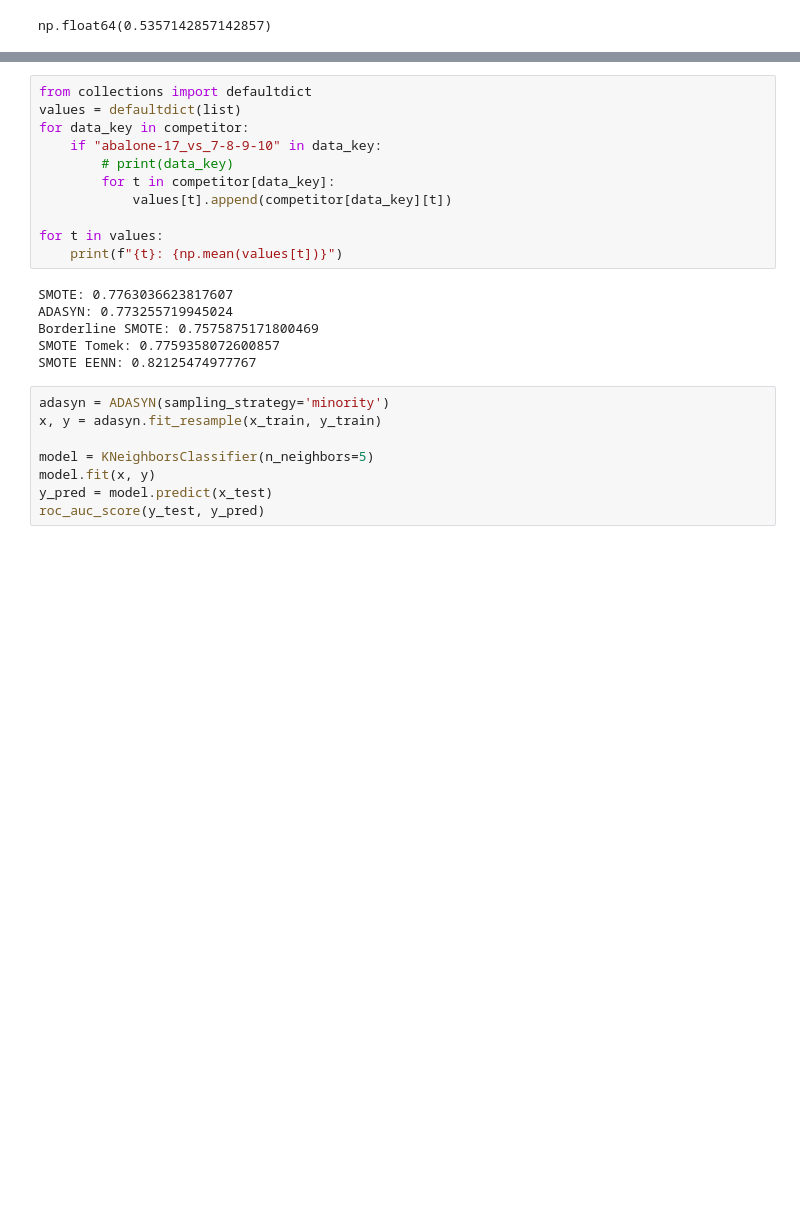
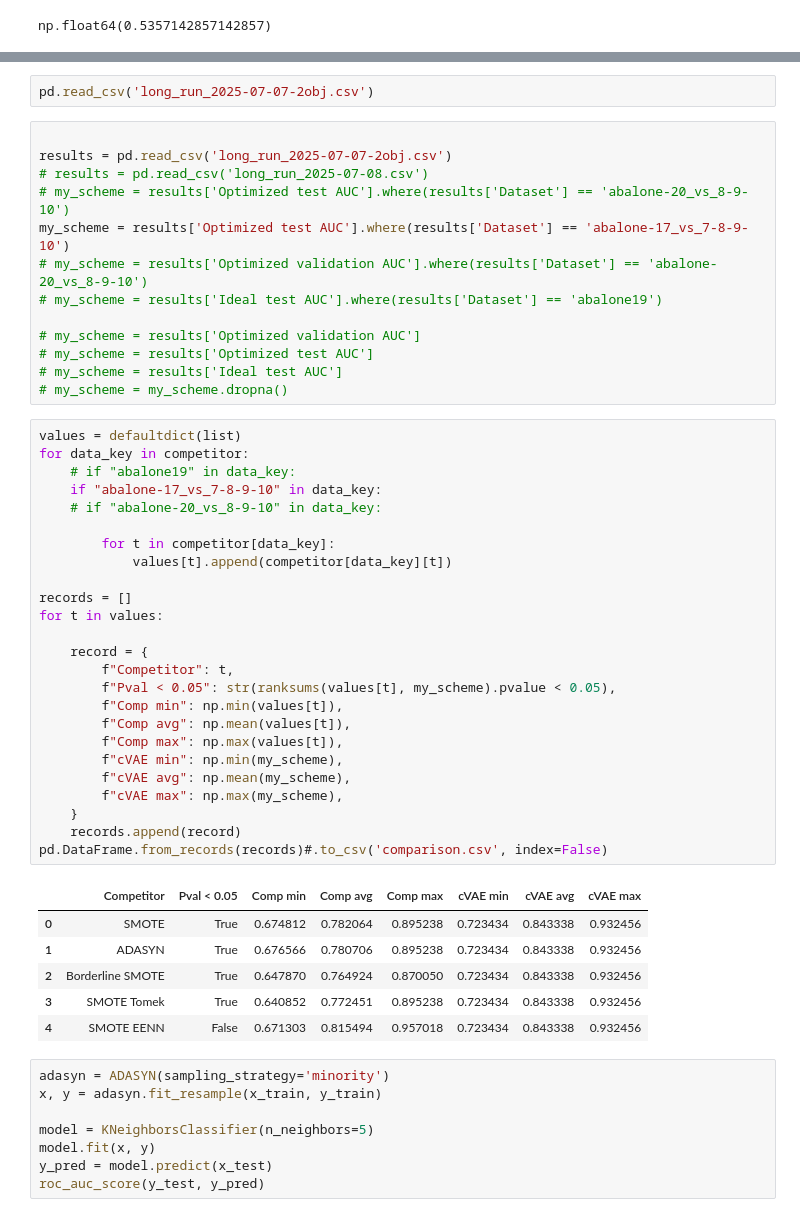
Before and after one commit to Ryan-JW-Kim/imbalanced-classification-GA-overSampling, a Jupyter notebook: competitor.ipynb, the cells around one changed output, grey strips where cells are left out. Cells and saved outputs as stored; diff of their text form; blank space fills up the shorter version.

```diff
--- a/competitor.ipynb
+++ b/competitor.ipynb
@@ -142,20 +147,50 @@ competitor
+# %%
+pd.read_csv('long_run_2025-07-07-2obj.csv')
+# %%
+
+results = pd.read_csv('long_run_2025-07-07-2obj.csv')
+# results = pd.read_csv('long_run_2025-07-08.csv')
+# my_scheme = results['Optimized test AUC'].where(results['Dataset'] == 'abalone-20_vs_8-9-10')
+my_scheme = results['Optimized test AUC'].where(results['Dataset'] == 'abalone-17_vs_7-8-9-10')
+# my_scheme = results['Optimized validation AUC'].where(results['Dataset'] == 'abalone-20_vs_8-9-10')
+# my_scheme = results['Ideal test AUC'].where(results['Dataset'] == 'abalone19')
+
+# my_scheme = results['Optimized validation AUC']
+# my_scheme = results['Optimized test AUC']
+# my_scheme = results['Ideal test AUC']
+# my_scheme = my_scheme.dropna()
 # %%
-from collections import defaultdict
 values = defaultdict(list)
 for data_key in competitor:
-    if "abalone-17_vs_7-8-9-10" in data_key:
-        # print(data_key)
-        for t in competitor[data_key]:
-            values[t].append(competitor[data_key][t])
+	# if "abalone19" in data_key:
+	if "abalone-17_vs_7-8-9-10" in data_key:
+	# if "abalone-20_vs_8-9-10" in data_key:
 
+		for t in competitor[data_key]:
+			values[t].append(competitor[data_key][t])
+
+records = []
 for t in values:
-    print(f"{t}: {np.mean(values[t])}")
+
+	record = {
+		f"Competitor": t,
+		f"Pval < 0.05": str(ranksums(values[t], my_scheme).pvalue < 0.05),
+		f"Comp min": np.min(values[t]),
+		f"Comp avg": np.mean(values[t]),
+		f"Comp max": np.max(values[t]),
+		f"cVAE min": np.min(my_scheme),
+		f"cVAE avg": np.mean(my_scheme),
+		f"cVAE max": np.max(my_scheme),
+	}
+	records.append(record)
+pd.DataFrame.from_records(records)#.to_csv('comparison.csv', index=False)
 # %% [output]
-SMOTE: 0.7763036623817607
-ADASYN: 0.773255719945024
-Borderline SMOTE: 0.7575875171800469
-SMOTE Tomek: 0.7759358072600857
-SMOTE EENN: 0.82125474977767
+|  | Competitor | Pval < 0.05 | Comp min | Comp avg | Comp max | cVAE min | cVAE avg | cVAE max |
+| 0 | SMOTE | True | 0.674812 | 0.782064 | 0.895238 | 0.723434 | 0.843338 | 0.932456 |
+| 1 | ADASYN | True | 0.676566 | 0.780706 | 0.895238 | 0.723434 | 0.843338 | 0.932456 |
+| 2 | Borderline SMOTE | True | 0.647870 | 0.764924 | 0.870050 | 0.723434 | 0.843338 | 0.932456 |
+| 3 | SMOTE Tomek | True | 0.640852 | 0.772451 | 0.895238 | 0.723434 | 0.843338 | 0.932456 |
+| 4 | SMOTE EENN | False | 0.671303 | 0.815494 | 0.957018 | 0.723434 | 0.843338 | 0.932456 |
 # %%
 adasyn = ADASYN(sampling_strategy='minority')
 x, y = adasyn.fit_resample(x_train, y_train)
```
Also changed, not shown: parts of 2 cells of this notebook, 7 other files.
